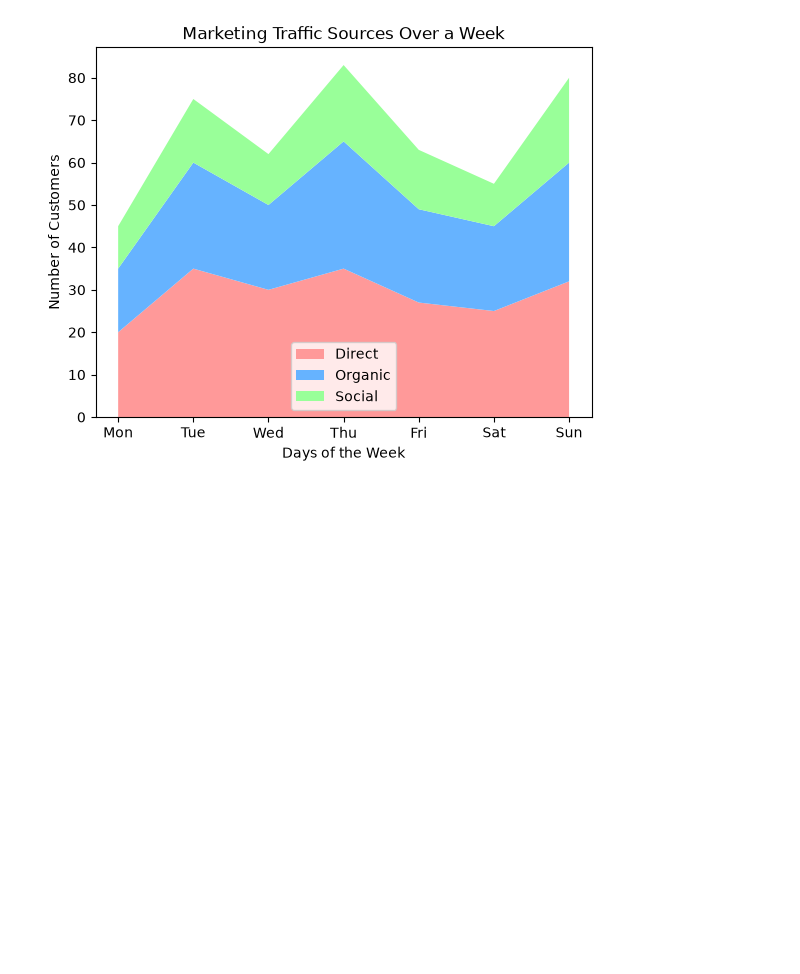
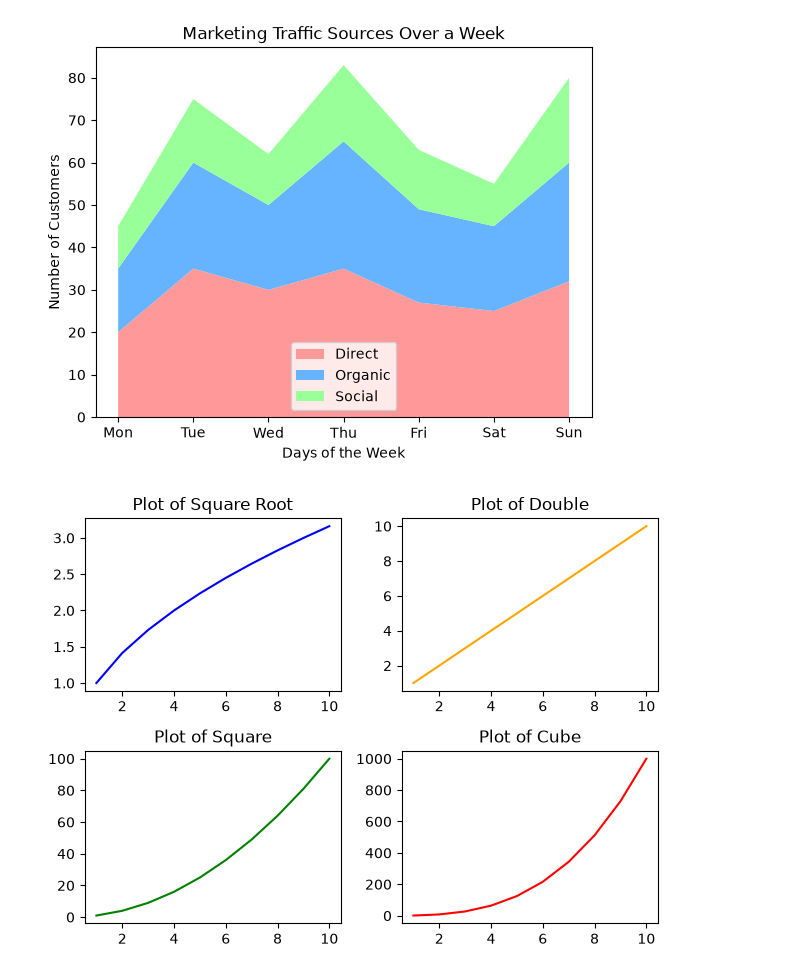
Before and after one commit to md-zeon/Data-Visualization, a Jupyter notebook: matplotlib.ipynb, the cells around one changed output. Cells and saved outputs as stored; diff of their text form; code cells hidden in the pictures; blank space fills up the shorter version.

Commit message:
Learned about Sub Plot

```diff
--- a/matplotlib.ipynb
+++ b/matplotlib.ipynb
@@ -281,3 +281,31 @@ plt.legend()
 plt.show()
 # %% [output]
 [figure]
+# %%
+# Sub Plots
+x = np.arange(1, 11, 1)
+y1 = np.sqrt(x)
+y2 = np.double(x)
+y3 = np.square(x)
+y4 = x ** 3
+
+plt.subplot(2, 2, 1)
+plt.plot(x, y1, label='y = sqrt(x)', color='blue')
+plt.title("Plot of Square Root")
+
+plt.subplot(2, 2, 2)
+plt.plot(x, y2, label='y = 2x', color='orange')
+plt.title("Plot of Double")
+
+plt.subplot(2, 2, 3)
+plt.plot(x, y3, label='y = x^2', color='green')
+plt.title("Plot of Square")
+
+plt.subplot(2, 2, 4)
+plt.plot(x, y4, label='y = x^3', color='red')
+plt.title("Plot of Cube")
+
+plt.tight_layout()
+plt.show()
+# %% [output]
+[figure, added]
```
